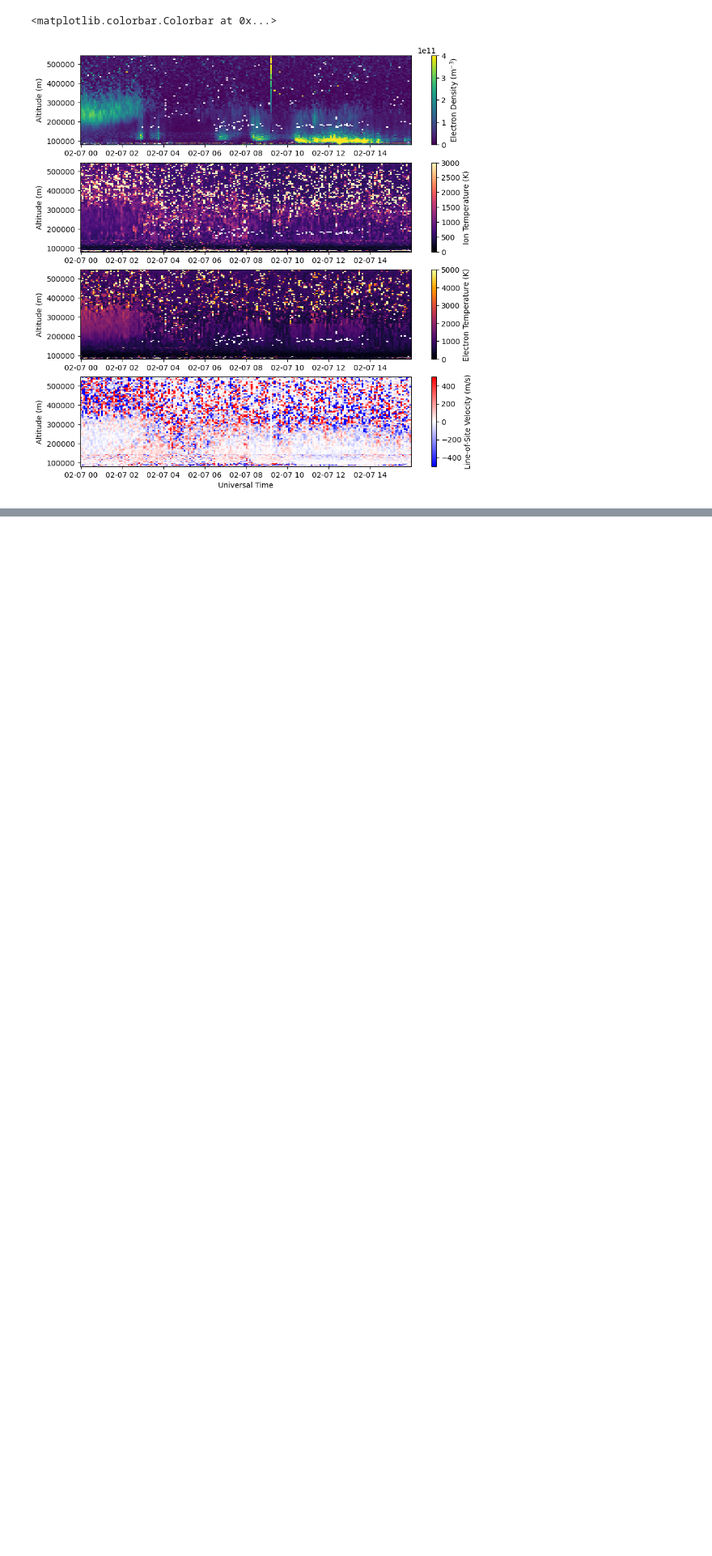
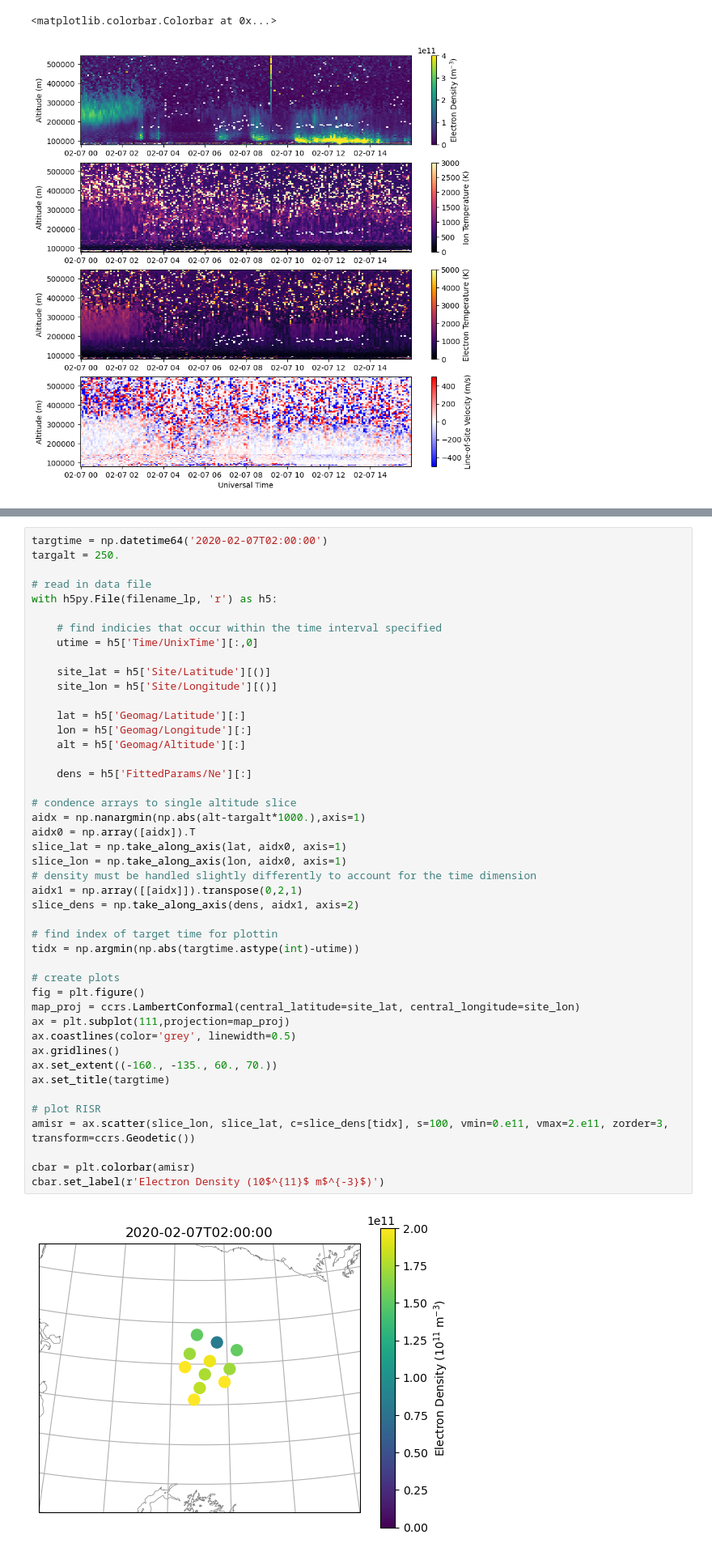
Before and after one commit to amisr/amisr_user_manual, a Jupyter notebook: advanced_plotting.ipynb, the cells around one changed output, grey strips where cells are left out. Shown at 81% size. Saved outputs shown, nothing was run; the diff lists cells and outputs as text; blank space fills up the shorter version.

Commit message:
Add example of mapping an altitude slice.

```diff
--- a/advanced_plotting.ipynb
+++ b/advanced_plotting.ipynb
@@ -133,0 +138,47 @@ fig.colorbar(c, label=r'Line-of-Site Velocity (m/s)')
+# %%
+targtime = np.datetime64('2020-02-07T02:00:00')
+targalt = 250.
+
+# read in data file
+with h5py.File(filename_lp, 'r') as h5:
+
+    # find indicies that occur within the time interval specified
+    utime = h5['Time/UnixTime'][:,0]
+
+    site_lat = h5['Site/Latitude'][()]
+    site_lon = h5['Site/Longitude'][()]
+
+    lat = h5['Geomag/Latitude'][:]
+    lon = h5['Geomag/Longitude'][:]
+    alt = h5['Geomag/Altitude'][:]
+
+    dens = h5['FittedParams/Ne'][:]
+
+# condence arrays to single altitude slice
+aidx = np.nanargmin(np.abs(alt-targalt*1000.),axis=1)
+aidx0 = np.array([aidx]).T
+slice_lat = np.take_along_axis(lat, aidx0, axis=1)
+slice_lon = np.take_along_axis(lon, aidx0, axis=1)
+# density must be handled slightly differently to account for the time dimension
+aidx1 = np.array([[aidx]]).transpose(0,2,1)
+slice_dens = np.take_along_axis(dens, aidx1, axis=2)
+
+# find index of target time for plottin
+tidx = np.argmin(np.abs(targtime.astype(int)-utime))
+
+# create plots
+fig = plt.figure()
+map_proj = ccrs.LambertConformal(central_latitude=site_lat, central_longitude=site_lon)
+ax = plt.subplot(111,projection=map_proj)
+ax.coastlines(color='grey', linewidth=0.5)
+ax.gridlines()
+ax.set_extent((-160., -135., 60., 70.))
+ax.set_title(targtime)
+
+# plot RISR
+amisr = ax.scatter(slice_lon, slice_lat, c=slice_dens[tidx], s=100, vmin=0.e11, vmax=2.e11, zorder=3, transform=ccrs.Geodetic())
+
+cbar = plt.colorbar(amisr)
+cbar.set_label(r'Electron Density (10$^{11}$ m$^{-3}$)')
+# %% [output]
+[figure, added]
```
Also changed, not shown: parts of 2 cells of this notebook, 1 other file.
